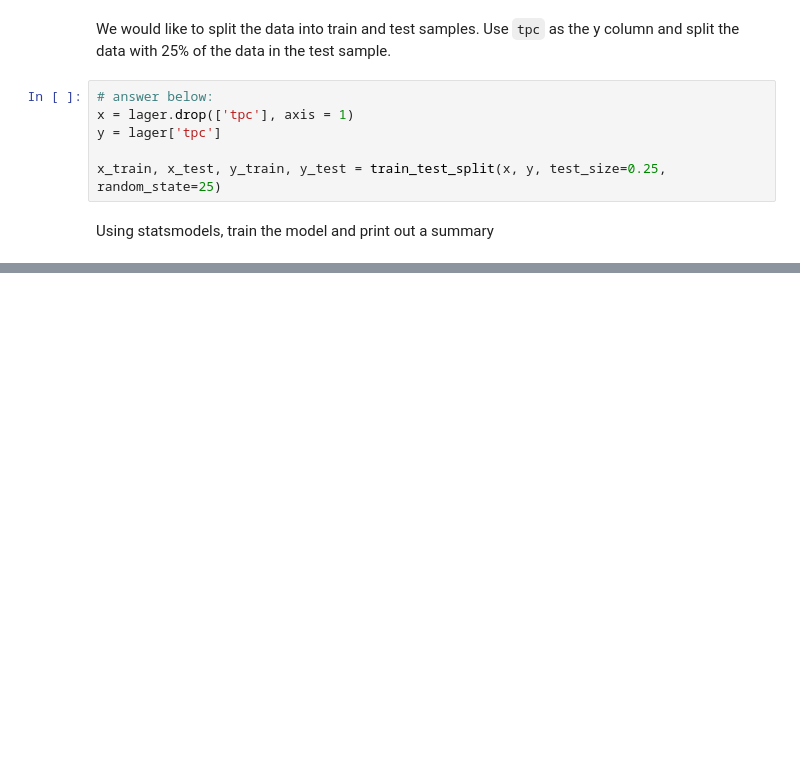
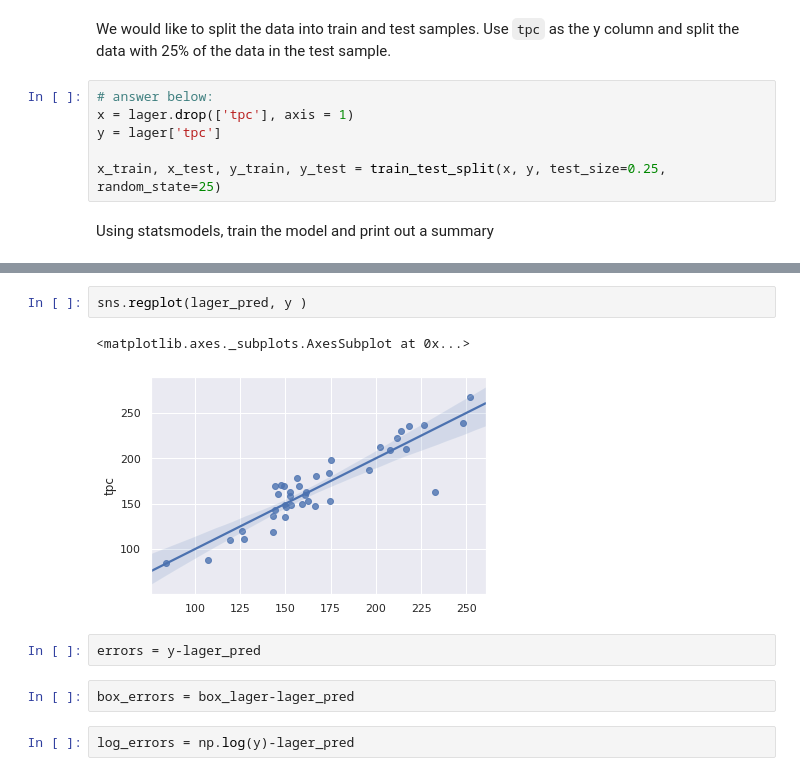
Before and after one commit to thinkful-dsi-axolotl/student_pair_work, a Jupyter notebook: Chinwe-Farooq-Riley/Day_26_Lecture_1_Assignment.ipynb, the cells around one changed output, grey strips where cells are left out. Cells and saved outputs as stored; diff of their text form; blank space fills up the shorter version.

```diff
--- a/Chinwe-Farooq-Riley/Day_26_Lecture_1_Assignment.ipynb
+++ b/Chinwe-Farooq-Riley/Day_26_Lecture_1_Assignment.ipynb
@@ -117,0 +139,11 @@ Warnings:
+# %%
+sns.regplot(lager_pred, y )
+# %% [output]
+<matplotlib.axes._subplots.AxesSubplot at 0x...>
+[figure, added]
+# %%
+errors = y-lager_pred
+# %%
+box_errors = box_lager-lager_pred
+# %%
+log_errors = np.log(y)-lager_pred
```
Also changed, not shown: parts of 18 cells of this notebook.
